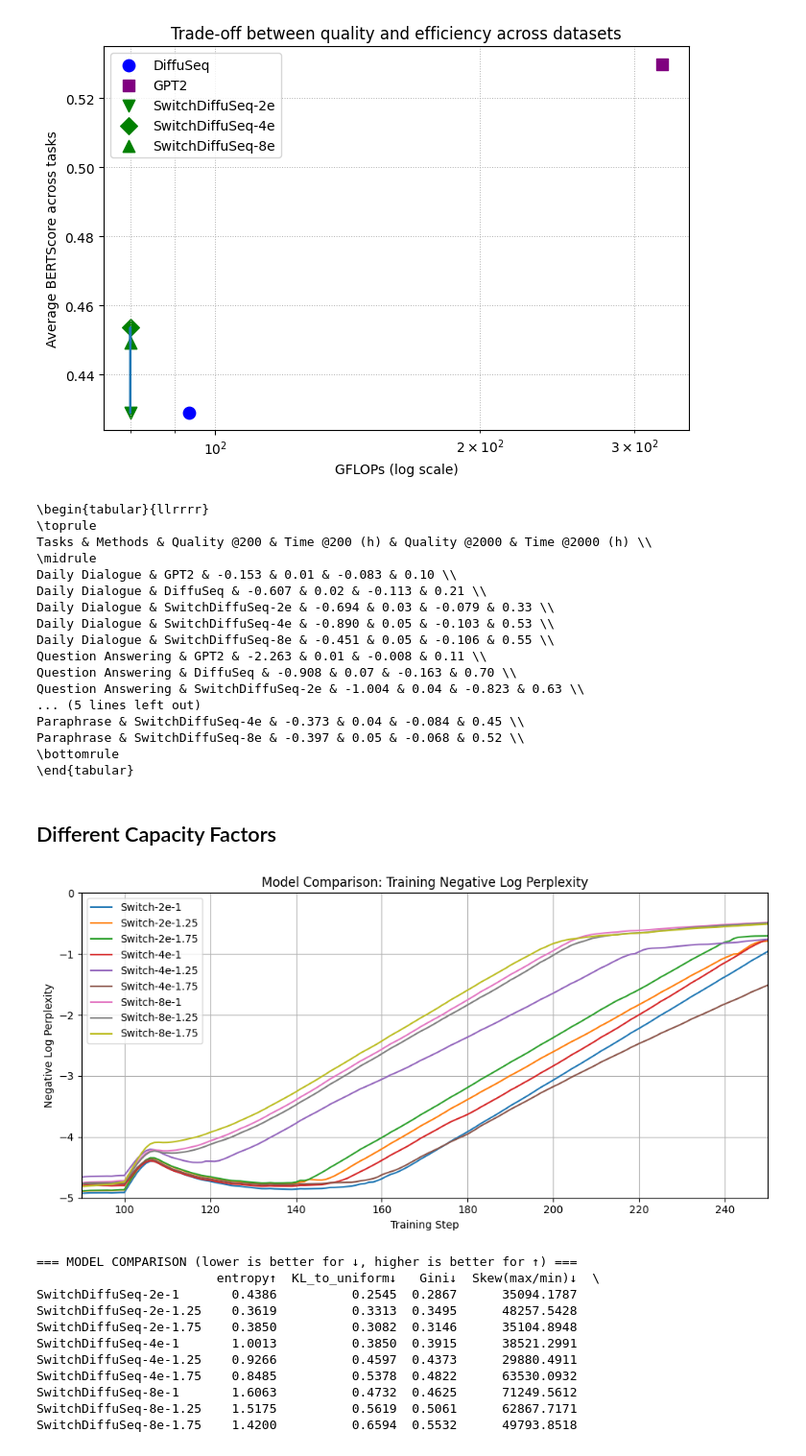
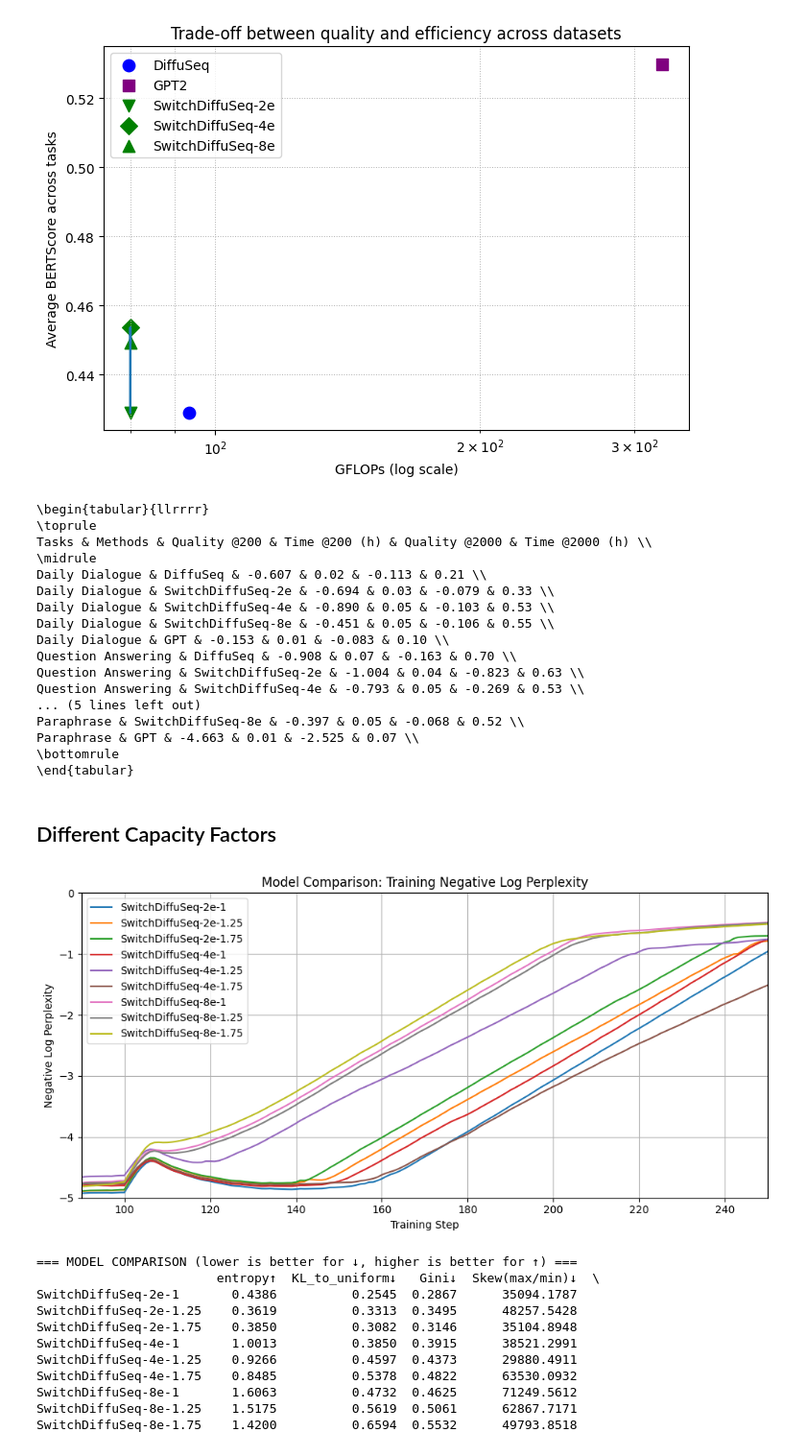
Before and after one commit to leilibrk/SwitchDiffuSeq, a Jupyter notebook: run.ipynb, the cells around one changed output. Shown at 96% size. Drawn from its saved outputs; the diff is of its cells as text; code cells hidden in the pictures.

```diff
--- a/run.ipynb
+++ b/run.ipynb
@@ -1476,7 +1514,7 @@ models = {
     "DiffuSeq":     "models/final models/TruthQA/clip/samples_multiple_Bert_truth_2000_clip_0903_1237.txt",
     "SwitchDiffuSeq-2e": "models/final models/TruthQA/clip/samples_multiple_Switch_2e_truth_2000_clip_0903_1231.txt",
     "SwitchDiffuSeq-4e":  "models/final models/TruthQA/clip/samples_multiple_Switch_4e_truth_2000_clip_0903_1240.txt",
-    "SwitchDiffuSeq-8e":  "samples_multiple_Switch_8e_truth_2000_clip_0903_1435.txt",
+    "SwitchDiffuSeq-8e":  "models/final models/TruthQA/clip/samples_multiple_Switch_8e_truth_2000_clip_0903_1343.txt",
 }
 
 # Collect results
@@ -1813,7 +1846,7 @@ files = {
     "Question Answering": {
         "GPT":   "models/final models/TruthQA/gpt2_scratch_truth_2000/ppl_progress_gpt2_scratch_truth_2000_0825_1000.csv",
         "Diffuseq":     "models/final models/TruthQA/final without clip/Bert_truth_2000/ppl_progress_Bert_truth_0806_1518.csv",
-        "SwitchDiffuseq-2e": "models/final models/TruthQA/final without clip/multiple_Switch_2e_Truth_2000_noclip_0901_2247/ppl_progress_multiple_Switch_2e_Truth_2000_noclip_0901_2247.csv",
+        "SwitchDiffuseq-2e": "models/final models/TruthQA/final without clip/multiple_Switch_2e_Truth_2000_noclip/ppl_progress_multiple_Switch_2e_Truth_2000_noclip_0901_2247.csv",
         # "Switch-2e-new" : "models/multiple_Switch_2e_Truth_2000_noclip_0901_2247/ppl_progress_multiple_Switch_2e_Truth_2000_noclip_0901_2247.csv",
         "SwitchDiffuseq-4e":  "models/final models/TruthQA/final without clip/multiple_Switch_4e_Truth_2000/ppl_progress_multiple_Switch_4e_Truth_2000_0830_2026.csv",
         "SwitchDiffuseq-8e":  "models/final models/TruthQA/final without clip/multiple_Switch_8e_Truth_2000_noclip_0901_2145/ppl_progress_multiple_Switch_8e_Truth_2000_noclip_0901_2145.csv",
@@ -1843,7 +1876,7 @@ target_steps = [200, 2000]
 
 # Canonicalize model names so sorting never fails
 ALIASES = {
-    "gpt": "GPT2", "gpt2": "GPT2",
+    # "gpt": "GPT2", "gpt2": "GPT2",
     "diffuseq": "DiffuSeq",
     "switchdiffuseq-2e": "SwitchDiffuSeq-2e",
     "switchdiffuseq-4e": "SwitchDiffuSeq-4e",
@@ -1853,7 +1886,7 @@ def canon(name: str) -> str:
     key = name.strip().lower().replace(" ", "").replace("_", "")
     return ALIASES.get(key, name)
 
-ORDER = ["GPT2", "DiffuSeq", "SwitchDiffuSeq-2e", "SwitchDiffuSeq-4e", "SwitchDiffuSeq-8e"]
+ORDER = ["DiffuSeq", "SwitchDiffuSeq-2e", "SwitchDiffuSeq-4e", "SwitchDiffuSeq-8e"]
 
 def pick_row_at_or_before(df, target_step):
     df = df.copy()
@@ -1917,17 +1950,17 @@ print(latex_table)
 \toprule
 Tasks & Methods & Quality @200 & Time @200 (h) & Quality @2000 & Time @2000 (h) \\
 \midrule
-Daily Dialogue & GPT2 & -0.153 & 0.01 & -0.083 & 0.10 \\
 Daily Dialogue & DiffuSeq & -0.607 & 0.02 & -0.113 & 0.21 \\
 Daily Dialogue & SwitchDiffuSeq-2e & -0.694 & 0.03 & -0.079 & 0.33 \\
 Daily Dialogue & SwitchDiffuSeq-4e & -0.890 & 0.05 & -0.103 & 0.53 \\
 Daily Dialogue & SwitchDiffuSeq-8e & -0.451 & 0.05 & -0.106 & 0.55 \\
-Question Answering & GPT2 & -2.263 & 0.01 & -0.008 & 0.11 \\
+Daily Dialogue & GPT & -0.153 & 0.01 & -0.083 & 0.10 \\
 Question Answering & DiffuSeq & -0.908 & 0.07 & -0.163 & 0.70 \\
 Question Answering & SwitchDiffuSeq-2e & -1.004 & 0.04 & -0.823 & 0.63 \\
+Question Answering & SwitchDiffuSeq-4e & -0.793 & 0.05 & -0.269 & 0.53 \\
 ... (5 lines left out)
-Paraphrase & SwitchDiffuSeq-4e & -0.373 & 0.04 & -0.084 & 0.45 \\
 Paraphrase & SwitchDiffuSeq-8e & -0.397 & 0.05 & -0.068 & 0.52 \\
+Paraphrase & GPT & -4.663 & 0.01 & -2.525 & 0.07 \\
 \bottomrule
 \end{tabular}
 # %% [markdown]
@@ -1935,43 +1968,43 @@ Paraphrase & SwitchDiffuSeq-8e & -0.397 & 0.05 & -0.068 & 0.52 \\
 # %%
 import pandas as pd
 import matplotlib.pyplot as plt
 
 
 model_files = {
     # "Bert": "models/multiple_Bert_QQP_2000_clip_0901_0028/ppl_progress_multiple_Bert_QQP_2000_clip_0901_0028.csv",
-    "SwitchDiffuSeq-2e-1": "models/final models/greetings/final models no clip/Switch_2e_greet_2000_noclip_cap=1_0902_1335/ppl_progress_Switch_2e_greet_2000_noclip_cap=1_0902_1335.csv",
-    "SwitchDiffuSeq-2e-1.25" : "models/final models/greetings/final models no clip/Switch_2e_greet_2000_noclip_cap=1.25_aux=0.05/ppl_progress_Switch_2e_greet_2000_noclip_cap=1.25_0902_1143.csv",
-    "SwitchDiffuSeq-2e-1.75": "models/final models/greetings/final models no clip/multiple_Switch_2e_greet_2000_noclip_0901_1843/ppl_progress_multiple_Switch_2e_greet_2000_noclip_0901_1843.csv",
-    "SwitchDiffuSeq-4e-1": "models/final models/greetings/final models no clip/Switch_4e_greet_2000_noclip_cap=1_0902_1423/ppl_progress_Switch_4e_greet_2000_noclip_cap=1_0902_1423.csv",
-    "SwitchDiffuSeq-4e-1.25": "models/final models/greetings/final models no clip/Switch_4e_greet_2000_noclip_cap=1.25_aux=0.05/ppl_progress_Switch_4e_greet_2000_noclip_cap=1.25_0902_1152.csv",
-    "SwitchDiffuSeq-4e-1.75": "models/final models/greetings/final models no clip/multiple_Switch_4e_greet_2000_noclip_0901_1758/ppl_progress_multiple_Switch_4e_greet_2000_noclip_0901_1758.csv",
-    "SwitchDiffuSeq-8e-1": "models/final models/greetings/final models no clip/Switch_8e_greet_2000_noclip_cap=1_0902_1426/ppl_progress_Switch_8e_greet_2000_noclip_cap=1_0902_1426.csv",
-    "SwitchDiffuSeq-8e-1.25" : "models/final models/greetings/final models no clip/Switch_8e_greet_2000_noclip_cap=1.25_0902_1324/ppl_progress_Switch_8e_greet_2000_noclip_cap=1.25_0902_1324.csv",
-    "SwitchDiffuSeq-8e-1.75" : "models/final models/greetings/final models no clip/multiple_Switch_8e_greet_2000_noclip_0901_1912/ppl_progress_multiple_Switch_8e_greet_2000_noclip_0901_1912.csv",
+    "SwitchDiffuSeq-2e-1": "models/final models/greetings/final models no clip/Switch_2e_greet_2000_noclip_cap=1/ppl_progress_Switch_2e_greet_2000_noclip_cap=1_0902_1335.csv",
+    "SwitchDiffuSeq-2e-1.25" : "models/final models/greetings/final models no clip/Switch_2e_greet_2000_noclip_cap=1.25/ppl_progress_Switch_2e_greet_2000_noclip_cap=1.25_0902_1143.csv",
+    "SwitchDiffuSeq-2e-1.75": "models/final models/greetings/final models no clip/Switch_2e_greet_2000_noclip_cap=1.75/ppl_progress_multiple_Switch_2e_greet_2000_noclip_0901_1843.csv",
+    "SwitchDiffuSeq-4e-1": "models/final models/greetings/final models no clip/Switch_4e_greet_2000_noclip_cap=1/ppl_progress_Switch_4e_greet_2000_noclip_cap=1_0902_1423.csv",
+    "SwitchDiffuSeq-4e-1.25": "models/final models/greetings/final models no clip/Switch_4e_greet_2000_noclip_cap=1.25/ppl_progress_Switch_4e_greet_2000_noclip_cap=1.25_0902_1152.csv",
+    "SwitchDiffuSeq-4e-1.75": "models/final models/greetings/final models no clip/Switch_4e_greet_2000_noclip_cap=1.75/ppl_progress_multiple_Switch_4e_greet_2000_noclip_0901_1758.csv",
+    "SwitchDiffuSeq-8e-1": "models/final models/greetings/final models no clip/Switch_8e_greet_2000_noclip_cap=1/ppl_progress_Switch_8e_greet_2000_noclip_cap=1_0902_1426.csv",
+    "SwitchDiffuSeq-8e-1.25" : "models/final models/greetings/final models no clip/Switch_8e_greet_2000_noclip_cap=1.25/ppl_progress_Switch_8e_greet_2000_noclip_cap=1.25_0902_1324.csv",
+    "SwitchDiffuSeq-8e-1.75" : "models/final models/greetings/final models no clip/Switch_8e_greet_2000_noclip_cap=1.75/ppl_progress_multiple_Switch_8e_greet_2000_noclip_0901_1912.csv",
     # "GPT" : "models/final models/QQP/gpt2_scratch_QQP_2000/ppl_progress_gpt2_scratch_QQP_2000_0825_2157.csv",
 }
 plt.figure(figsize=(10, 5))
 
 def smooth(values, window=100):
     return pd.Series(values).rolling(window, min_periods=1).mean()
 
 for label, filepath in model_files.items():
     df = pd.read_csv(filepath)
     df = df.dropna(subset=["train_neg_log_ppl"])
     smoothed = smooth(df["train_neg_log_ppl"], window=100)
     plt.plot(df["step"], smoothed, label=label)
     plt.xlabel("Training Step")
 
 plt.ylabel("Negative Log Perplexity")
 plt.title("Model Comparison: Training Negative Log Perplexity")
 plt.legend()
 plt.grid(True)
 plt.tight_layout()
 plt.xlim(90, 250)
 plt.ylim(-5, 0)
 plt.show()
 # %% [output]
-[figure, old version]
+[figure, new version]
 # %%
 # compare_moe_expert_usage.py
 import os, glob, math
```
Also changed, not shown: parts of 11 cells of this notebook, 16 other files.
